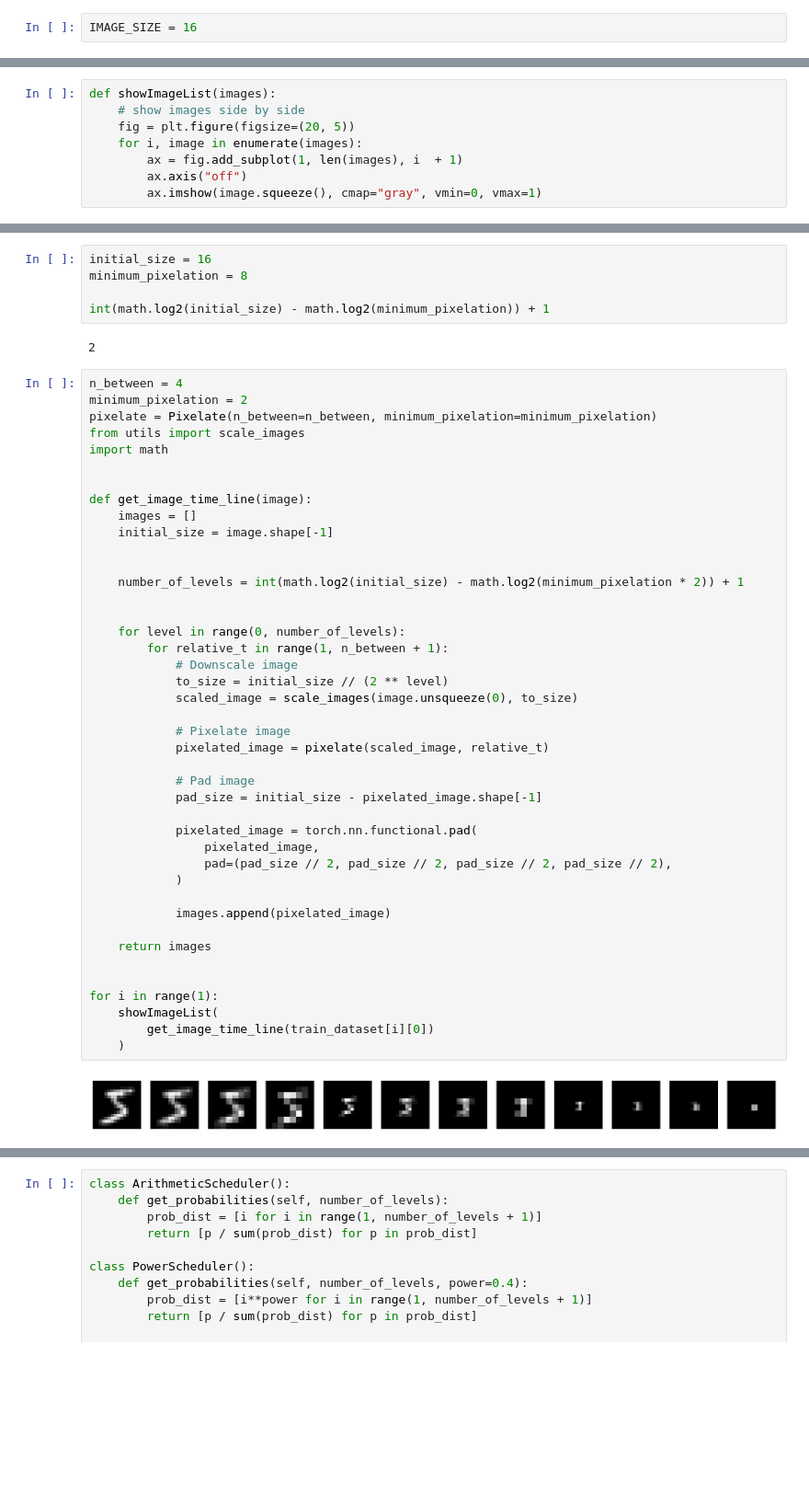
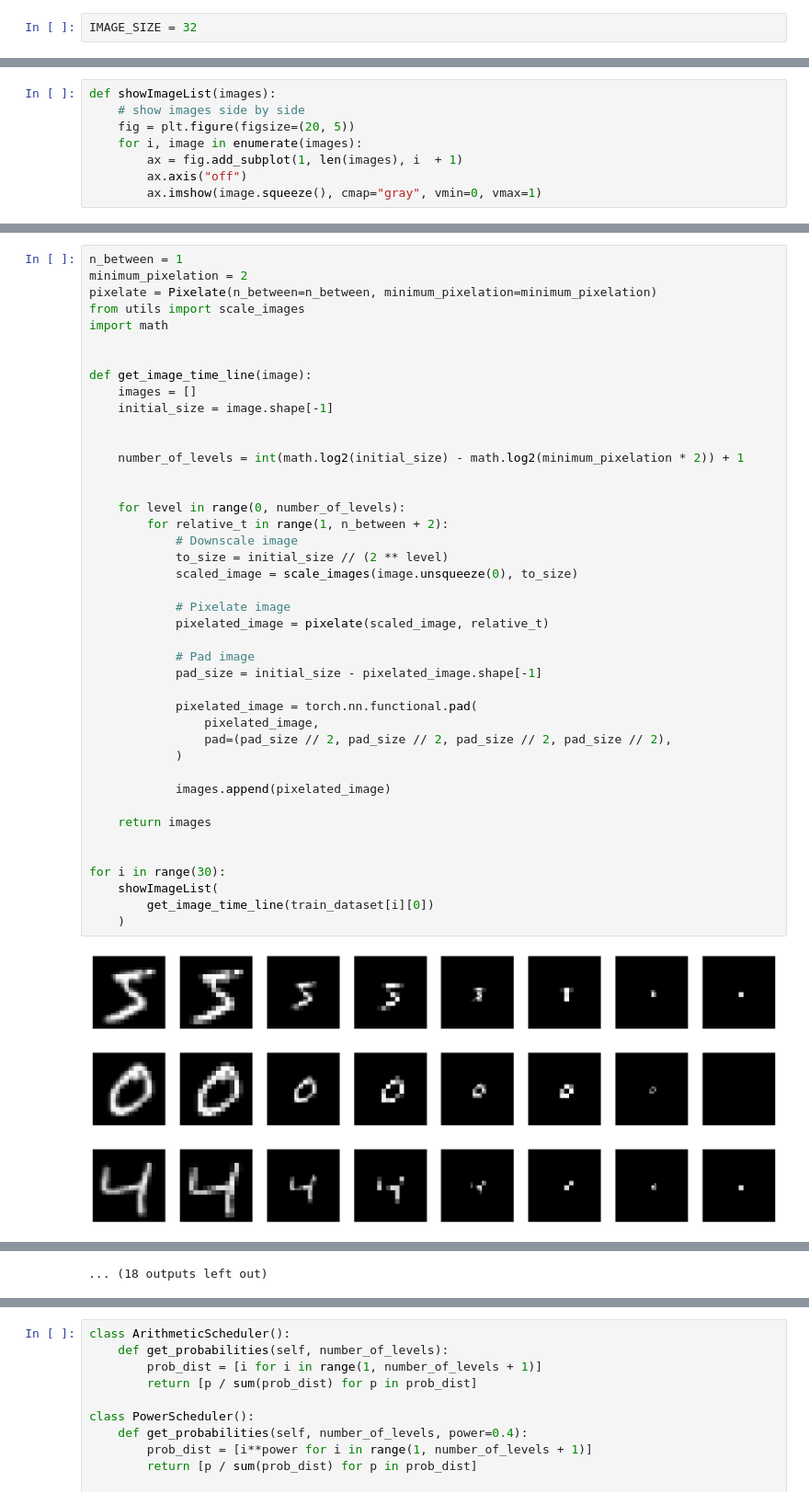
Before and after one commit to christianjensen2903/MNISTDiffusion, a Jupyter notebook: cold.ipynb, the cells around one changed output, grey strips where cells are left out. Shown: that part at 92% size. Cells and saved outputs as stored; diff of their text form; blank space fills up the shorter version.

```diff
--- a/cold.ipynb
+++ b/cold.ipynb
@@ -3,7 +3,7 @@ from torchvision import transforms, datasets
 import torch
 import matplotlib.pyplot as plt
 # %%
-IMAGE_SIZE = 16
+IMAGE_SIZE = 32
 # %%
 mnist_transform = transforms.Compose(
     [
@@ -112,12 +87,5 @@ len([
-# %%
-initial_size = 16
-minimum_pixelation = 8
-
-int(math.log2(initial_size) - math.log2(minimum_pixelation)) + 1
-# %% [output]
-2
 # %%
-n_between = 4
+n_between = 1
 minimum_pixelation = 2
 pixelate = Pixelate(n_between=n_between, minimum_pixelation=minimum_pixelation)
 from utils import scale_images
@@ -130,33 +98,35 @@ def get_image_time_line(image):
 
 
     number_of_levels = int(math.log2(initial_size) - math.log2(minimum_pixelation * 2)) + 1
 
 
     for level in range(0, number_of_levels):
-        for relative_t in range(1, n_between + 1):
+        for relative_t in range(1, n_between + 2):
             # Downscale image
             to_size = initial_size // (2 ** level)
             scaled_image = scale_images(image.unsqueeze(0), to_size)
 
             # Pixelate image
             pixelated_image = pixelate(scaled_image, relative_t)
 
             # Pad image
             pad_size = initial_size - pixelated_image.shape[-1]
 
             pixelated_image = torch.nn.functional.pad(
                 pixelated_image,
                 pad=(pad_size // 2, pad_size // 2, pad_size // 2, pad_size // 2),
             )
 
             images.append(pixelated_image)
 
     return images
 
 
-for i in range(1):
+for i in range(30):
     showImageList(
         get_image_time_line(train_dataset[i][0])
     )
 # %% [output]
-[figure, old version]
+[figure, new version]
+[figure, added]
+[figure, added]
@@ -163,3 +142,4 @@ for i in range(1):
+... (18 outputs left out)
 # %%
 def get_example_sample(image):
 
```
Also changed, not shown: parts of 12 cells of this notebook, 3 other files.
